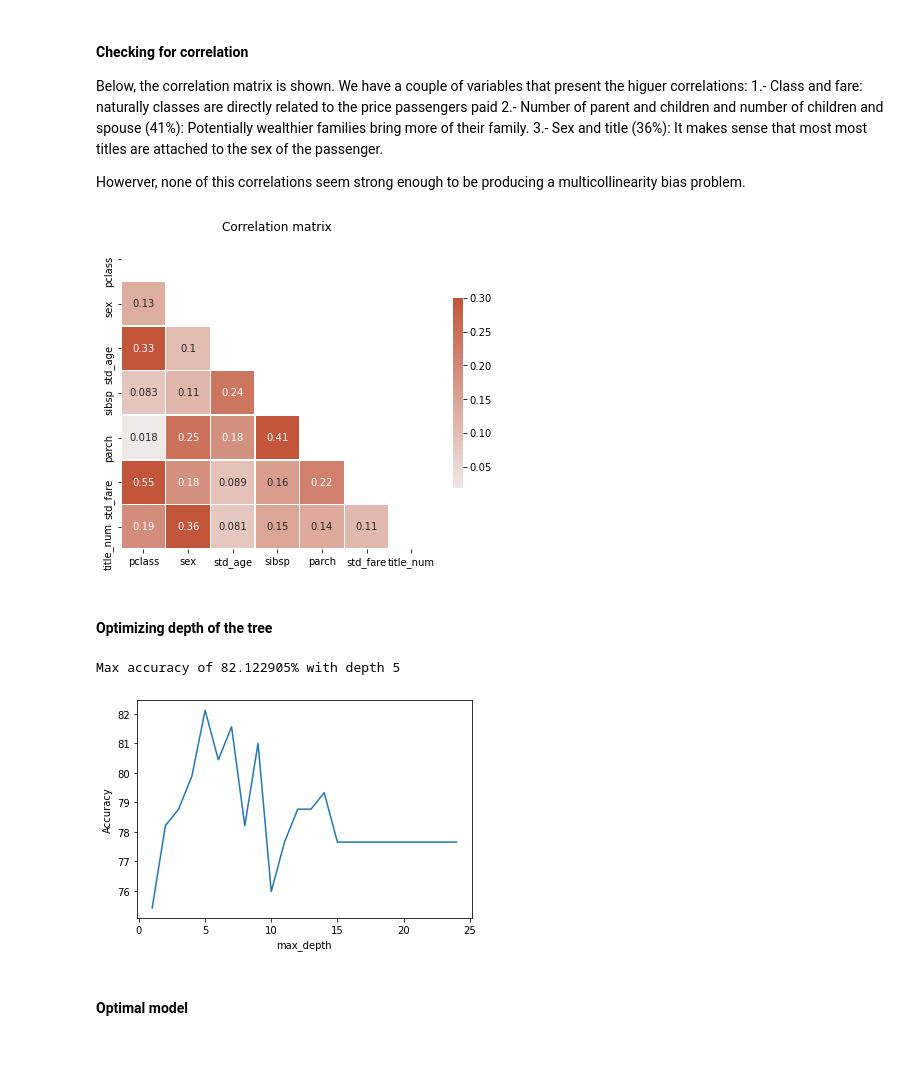
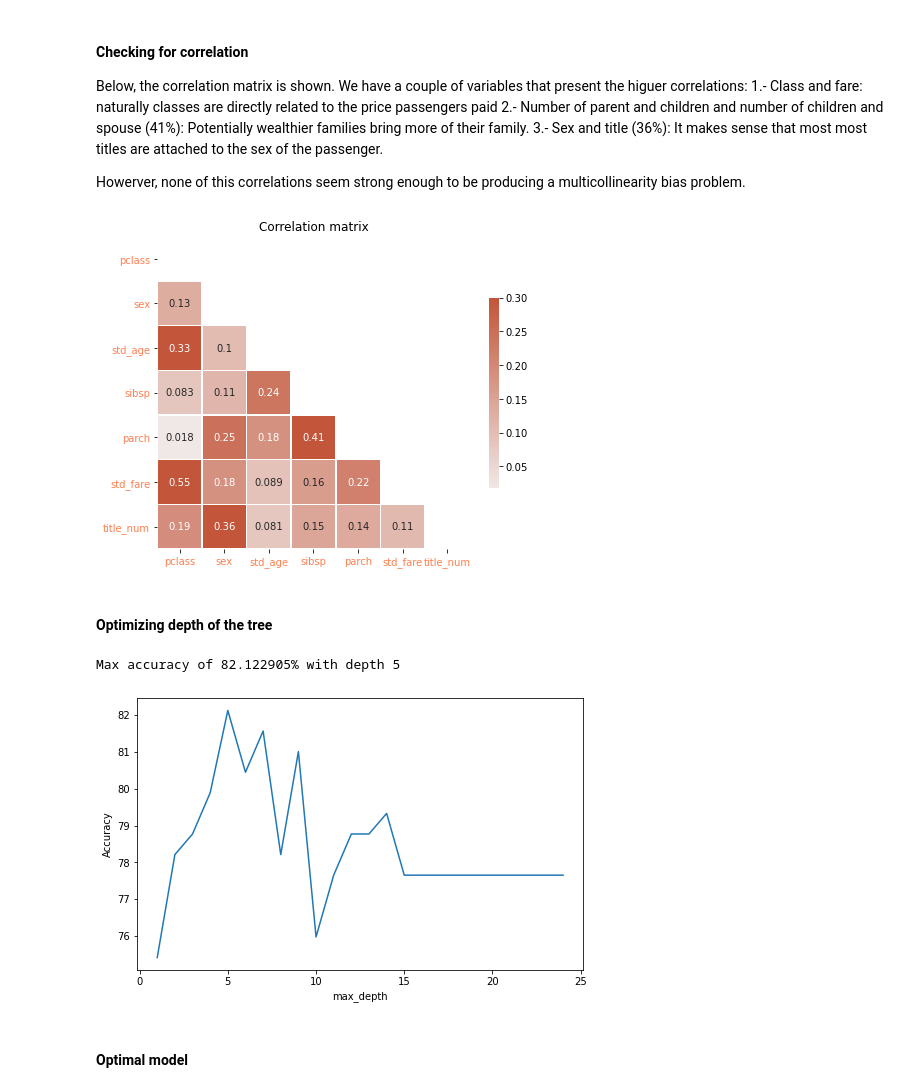
Before and after one commit to kevinmiguel97/Titanic-Model, a Jupyter notebook: titanic_analysis.ipynb, the cells around one changed output. Drawn from its saved outputs; the diff is of its cells as text; code cells hidden in the pictures; blank space fills up the shorter version.

Commit message:
White backround in graphs

```diff
--- a/titanic_analysis.ipynb
+++ b/titanic_analysis.ipynb
@@ -425,19 +430,22 @@ Howerver, none of this correlations seem strong enough to be producing a multico
 # %%
 # Generate a mask for the upper triangle
 mask = np.triu(np.ones_like(X.corr(), dtype=bool))
 # Set up the matplotlib figure
 f, ax = plt.subplots(figsize=(7, 7))
 plt.title('Correlation matrix')
 
 # Generate a custom diverging colormap
 cmap = sns.diverging_palette(230, 20, as_cmap=True)
 
 # Draw the heatmap with the mask and correct aspect ratio
+
 sns.heatmap(X.corr().abs(), mask=mask, annot=True, cmap=cmap, vmax=.3, center=0,
             square=True, linewidths=.5, cbar_kws={"shrink": .5})
+plt.yticks(rotation=0, color='coral')
+plt.xticks(color='coral')
 plt.savefig('graphs/corr.png')
 # %% [output]
-[figure, old version]
+[figure, new version]
 # %% [markdown]
 #### Optimizing depth of the tree
 # %%
@@ -446,9 +454,12 @@ tune_accuracies = []
 for d in range(1,25):
     tune_accuracies.append(create_tree(attributes, df, maxdepth=d, matrix=False))
 
+fig, ax = plt.subplots(figsize=(8,5))
+ax = plt.plot(list(range(1,25)), tune_accuracies)
+fig.set_facecolor('white')
 plt.xlabel('max_depth')
 plt.ylabel('Accuracy')
-plt.plot(list(range(1,25)), tune_accuracies)
+
 
 max_accuracy = max(tune_accuracies)
 optimal_depth =  tune_accuracies.index(max_accuracy)
@@ -458,7 +469,7 @@ print('Max accuracy of %f%% with depth %d' %(max_accuracy, optimal_depth+1))
 plt.savefig('graphs/tunning.png')
 # %% [output]
 Max accuracy of 82.122905% with depth 5
-[figure, old version]
+[figure, new version]
 # %% [markdown]
 #### Optimal model
 # %%
```
Also changed, not shown: parts of 6 cells of this notebook, 8 other files.
